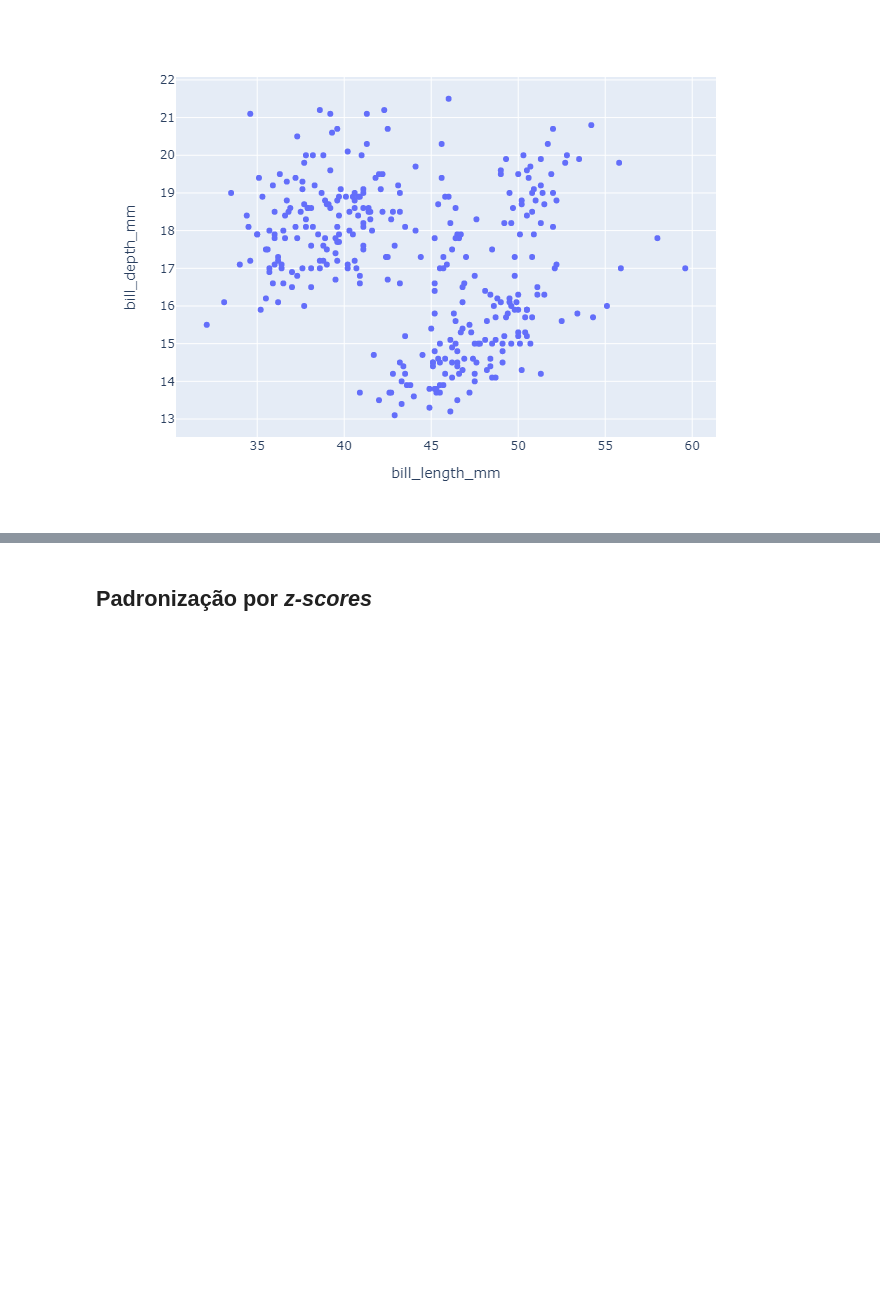
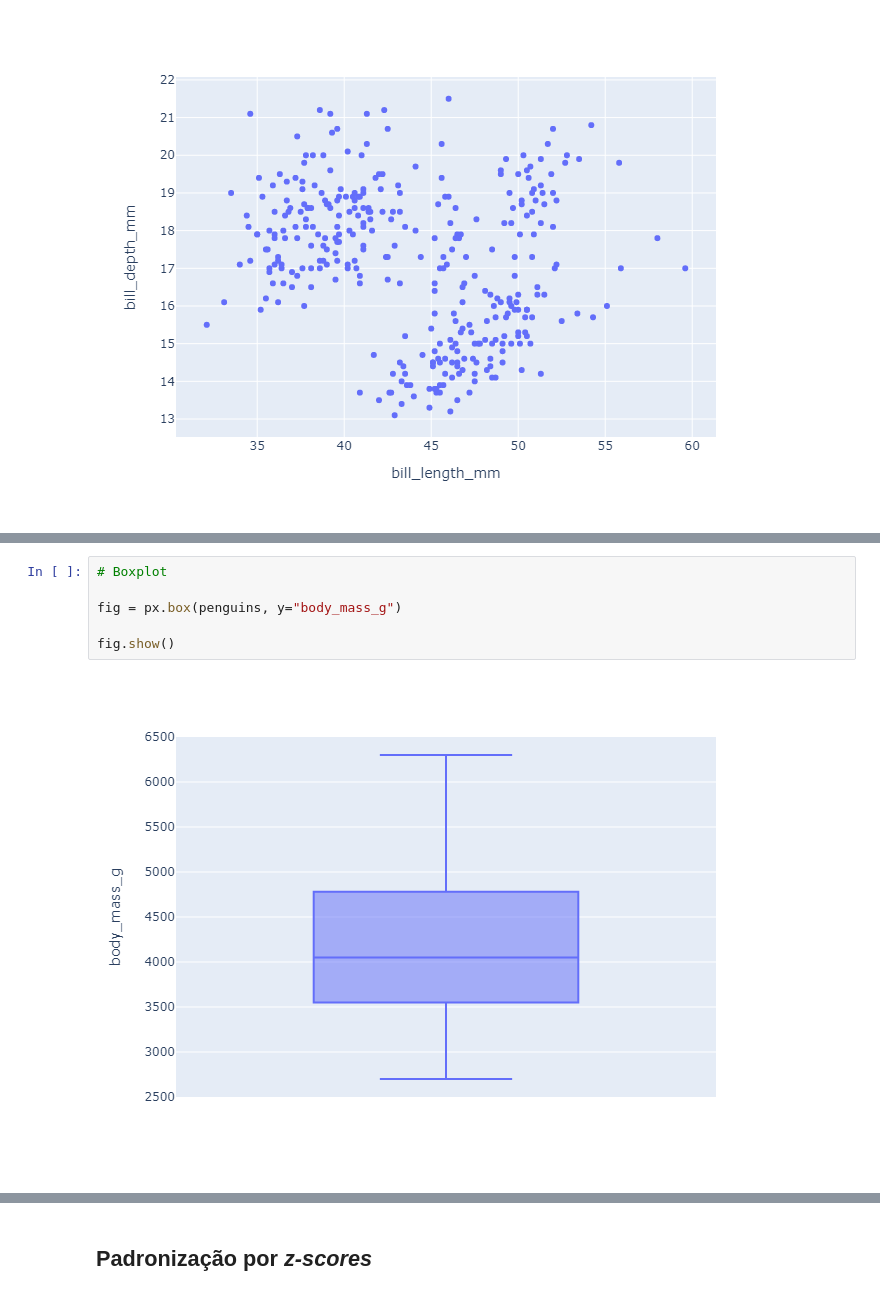
Before and after one commit to pedrocardo/estudos-estatistica, a Jupyter notebook: notebooks/estatistica-descritiva.ipynb, the cells around one changed output, grey strips where cells are left out. Drawn from its saved outputs; the diff is of its cells as text; blank space fills up the shorter version.

```diff
--- a/notebooks/estatistica-descritiva.ipynb
+++ b/notebooks/estatistica-descritiva.ipynb
@@ -183,0 +195,8 @@ penguins.plot.scatter(x="bill_length_mm", y="bill_depth_mm")
+# %%
+# Boxplot
+
+fig = px.box(penguins, y="body_mass_g")
+
+fig.show()
+# %% [output]
+[figure, added]
```
Also changed, not shown: parts of 7 cells of this notebook, 1 other file.
